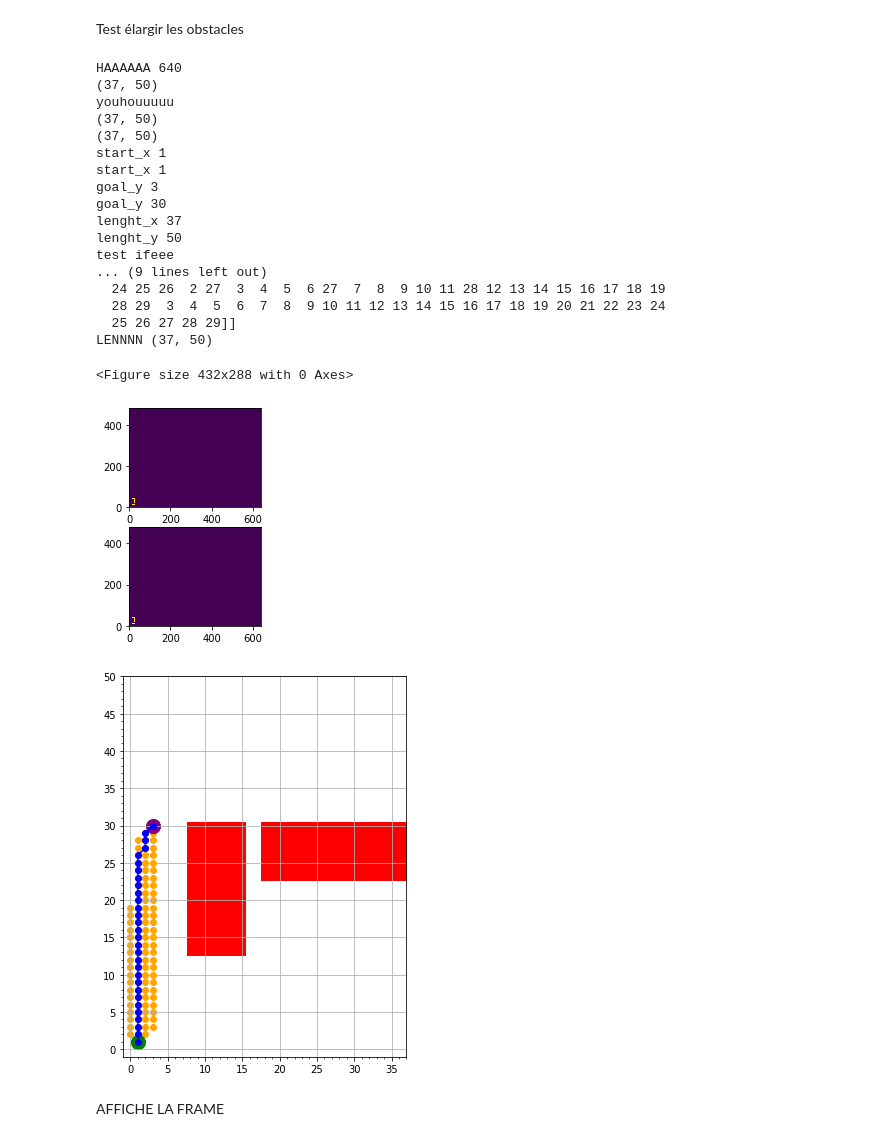
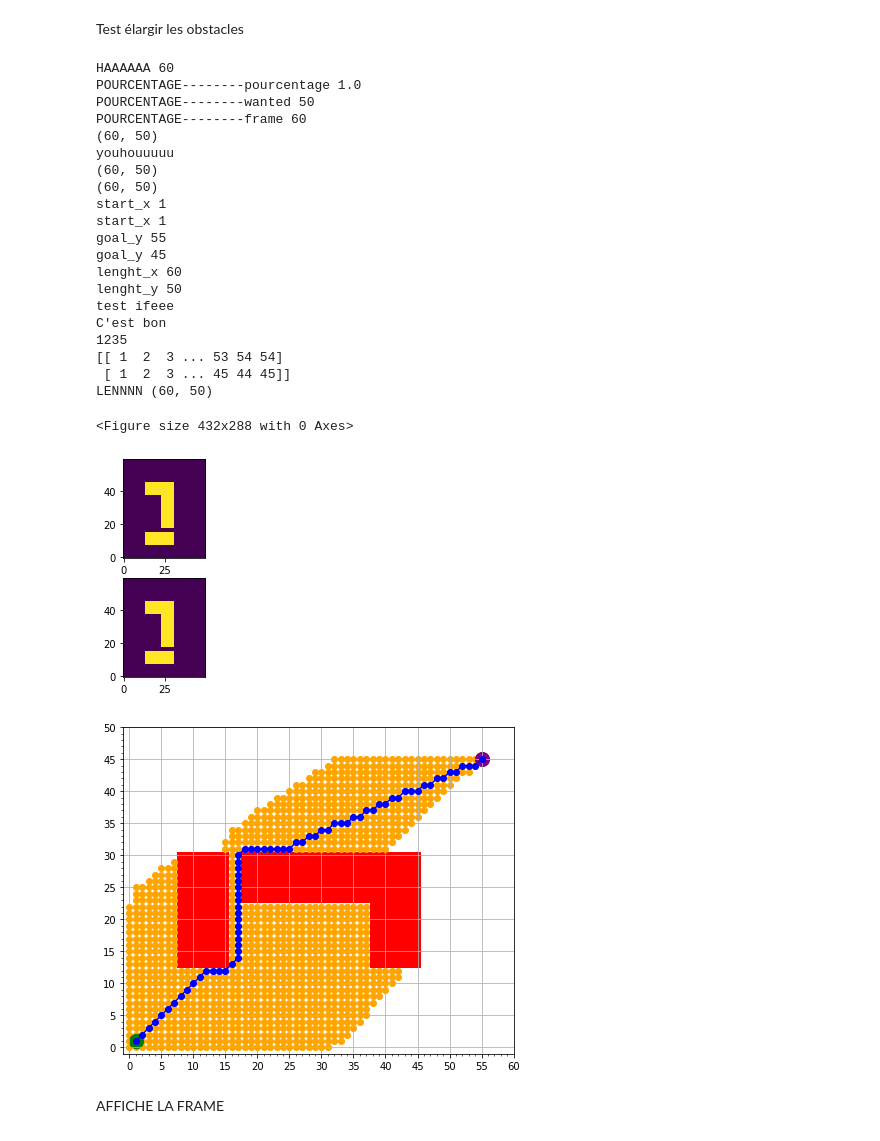
Before and after one commit to antoinetx/Mobile_robot, a Jupyter notebook: test_vision.ipynb, the cells around one changed output. Saved outputs shown, nothing was run; the diff lists cells and outputs as text; code cells hidden in the pictures.

```diff
--- a/test_vision.ipynb
+++ b/test_vision.ipynb
@@ -76,10 +60,10 @@ import video_frame as vf
 George = Robot()
 lausanne = Map(5,50)
 George.set_start_pos((1,1))
-George.set_goal((3,30))
+George.set_goal((55,45))
 
 # Grid test initialisation
-frame = np.zeros((640, 480))
+frame = np.zeros((60, 50))
 frame[10:15,15:30] = 250
 frame[20:40,25:30] = 250
 frame[40:45,15:30] = 250
@@ -100,47 +84,50 @@ new_frame = lausanne.security_grid_expand(frame)
 #len_i = len(frame)
 
 
 plt.figure()
 
 #subplot(r,c) provide the no. of rows and columns
 f, ax = plt.subplots(2,1)
 
 # use the created array to output your multiple images. In this case I have stacked 4 images vertically
 ax[0].imshow(new_frame, vmin=0, vmax=1, origin='lower', interpolation='none', alpha=1)
 ax[1].imshow(new_frame, vmin=0, vmax=1, origin='lower', interpolation='none', alpha=1)
 plt.draw()
 
 path, visitedNodes = op.path_computation(George.get_start() , George.get_goal() , lausanne.get_lenght(), new_frame)
 
 George.set_path(path)
 George.set_visit_nodes(visitedNodes)
 
 # Display the optimal path
 op.display_map(lausanne.get_lenght(),  new_frame,  George.get_visit_nodes(), George.get_path(), George.get_start(), George.get_goal())
 
 
 plt.show()
 # %% [output]
-HAAAAAA 640
-(37, 50)
+HAAAAAA 60
+POURCENTAGE--------pourcentage 1.0
+POURCENTAGE--------wanted 50
+POURCENTAGE--------frame 60
+(60, 50)
 youhouuuuu
-(37, 50)
-(37, 50)
+(60, 50)
+(60, 50)
 start_x 1
 start_x 1
-goal_y 3
-goal_y 30
-lenght_x 37
+goal_y 55
+goal_y 45
+lenght_x 60
 lenght_y 50
 test ifeee
-... (9 lines left out)
-  24 25 26  2 27  3  4  5  6 27  7  8  9 10 11 28 12 13 14 15 16 17 18 19
-  28 29  3  4  5  6  7  8  9 10 11 12 13 14 15 16 17 18 19 20 21 22 23 24
-  25 26 27 28 29]]
-LENNNN (37, 50)
+C'est bon
+1235
+[[ 1  2  3 ... 53 54 54]
+ [ 1  2  3 ... 45 44 45]]
+LENNNN (60, 50)
 <Figure size 432x288 with 0 Axes>
-[figure, old version]
+[figure, new version]
-[figure, old version]
+[figure, new version]
 # %% [markdown]
 AFFICHE LA FRAME
 # %%
```
Also changed, not shown: parts of 1 cell of this notebook, 3 other files.
